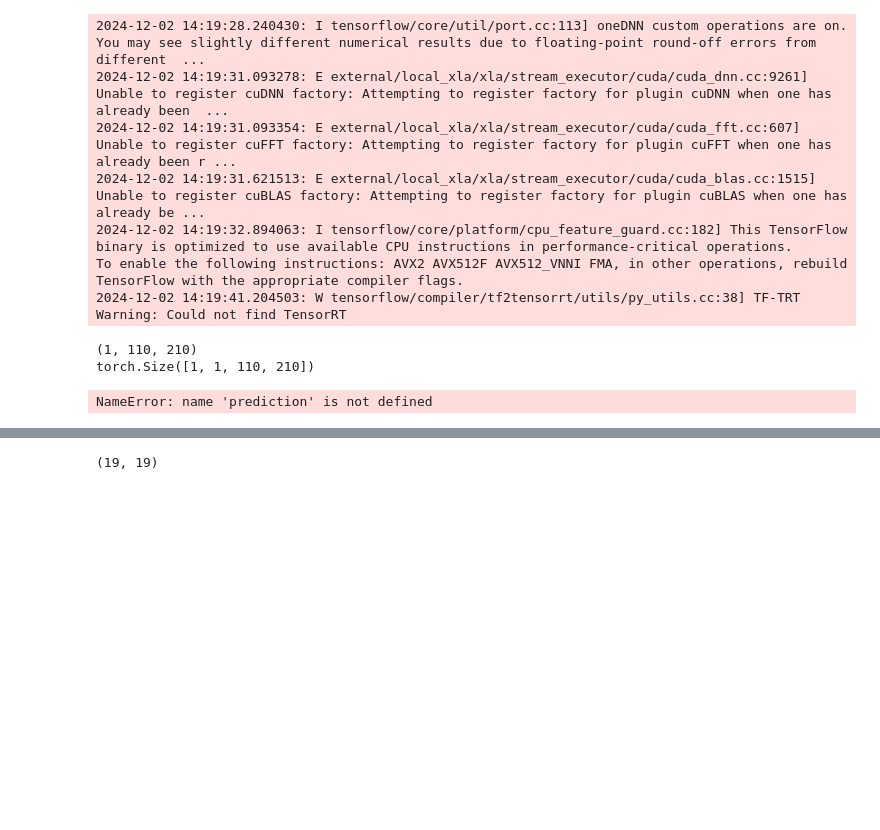
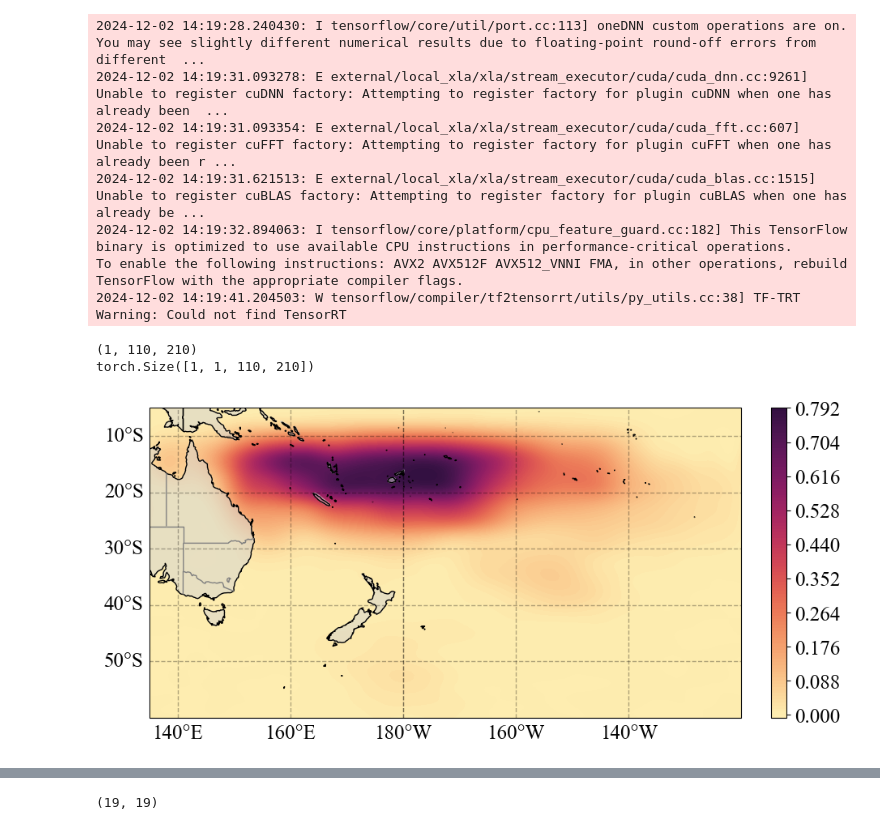
Before and after one commit to EMPIRIC2/EMPIRIC_TC, a Jupyter notebook: notebooks/plot_example_genesis.ipynb, the cells around one changed output, grey strips where cells are left out. Saved outputs shown, nothing was run; the diff lists cells and outputs as text; code cells hidden in the pictures; blank space fills up the shorter version.

```diff
--- a/notebooks/plot_example_genesis.ipynb
+++ b/notebooks/plot_example_genesis.ipynb
@@ -141,10 +107,10 @@ To enable the following instructions: AVX2 AVX512F AVX512_VNNI FMA, in other ope
 (1, 110, 210)
 torch.Size([1, 1, 110, 210])
 # %%
-print(prediction.shape)
+prediction = np.load("prediction_example.npy")
 make_example_single_figure(prediction[0], vmin=0, vmax=0.8)
 # %% [output]
-NameError: name 'prediction' is not defined
+[figure, added]
 # %%
 import pandas as pd
 import seaborn as sns
```
Also changed, not shown: parts of 4 cells of this notebook, 9 other files.
